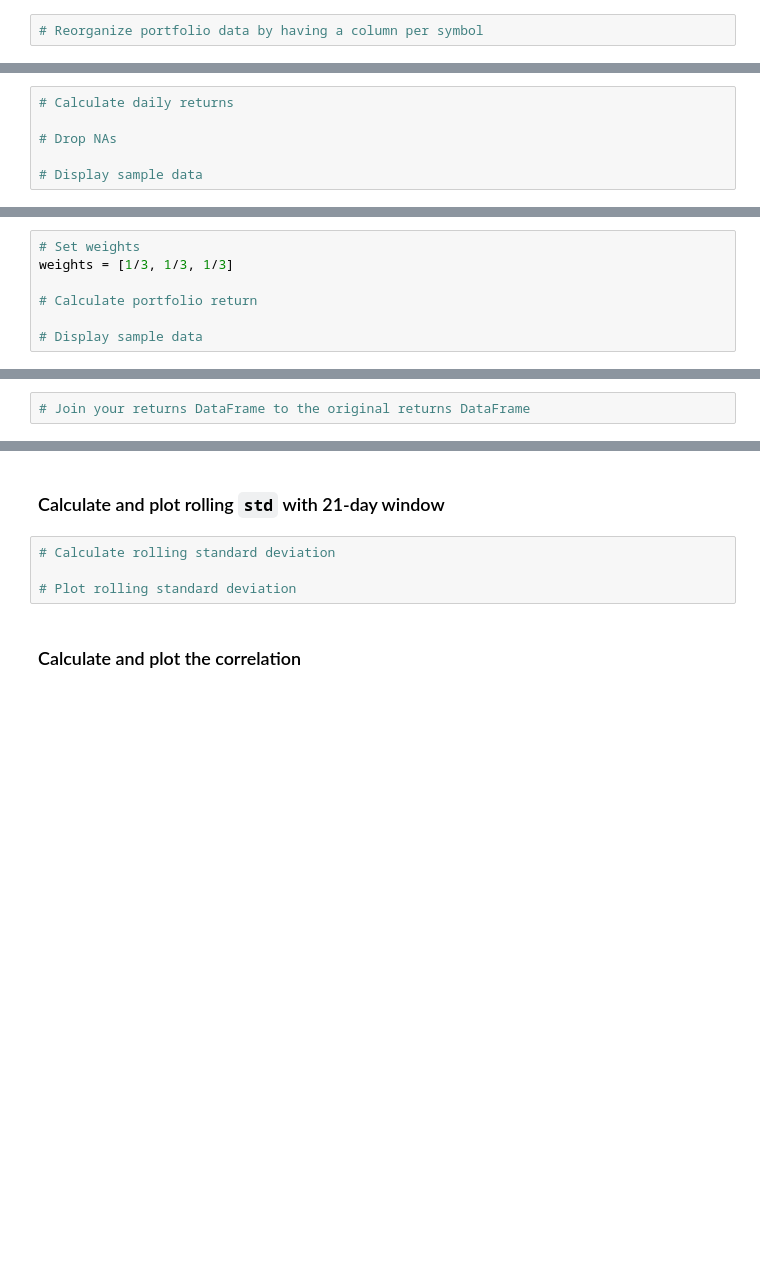
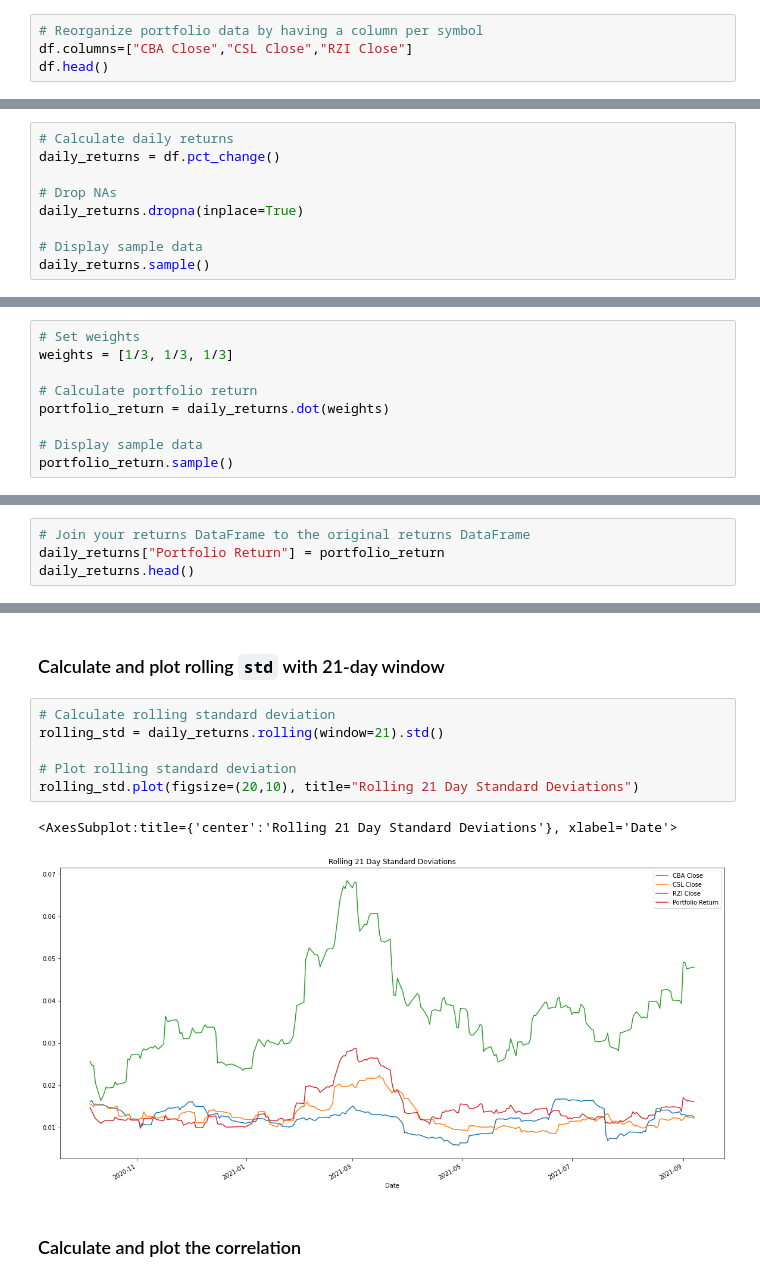
Before and after one commit to chapmanmong/unit3-4-assignment, a Jupyter notebook: whale_analysis.ipynb, the cells around one changed output, grey strips where cells are left out. Saved outputs shown, nothing was run; the diff lists cells and outputs as text; blank space fills up the shorter version.

```diff
--- a/whale_analysis.ipynb
+++ b/whale_analysis.ipynb
@@ -352,2 +403,4 @@ For this demo solution, we fetch data from three companies listes in the S&P 500
 # %%
 # Reorganize portfolio data by having a column per symbol
+df.columns=["CBA Close","CSL Close","RZI Close"]
+df.head()
@@ -354,6 +415,9 @@ For this demo solution, we fetch data from three companies listes in the S&P 500
 # %%
 # Calculate daily returns
+daily_returns = df.pct_change()
 
 # Drop NAs
+daily_returns.dropna(inplace=True)
 
 # Display sample data
+daily_returns.sample()
@@ -364,5 +432,7 @@ For this demo solution, we fetch data from three companies listes in the S&P 500
 weights = [1/3, 1/3, 1/3]
 
 # Calculate portfolio return
+portfolio_return = daily_returns.dot(weights)
 
 # Display sample data
+portfolio_return.sample()
@@ -370,3 +444,5 @@ weights = [1/3, 1/3, 1/3]
 ## Join your portfolio returns to the DataFrame that contains all of the portfolio returns
 # %%
 # Join your returns DataFrame to the original returns DataFrame
+daily_returns["Portfolio Return"] = portfolio_return
+daily_returns.head()
@@ -382,8 +481,13 @@ weights = [1/3, 1/3, 1/3]
 ### Calculate and plot rolling `std` with 21-day window
 # %%
 # Calculate rolling standard deviation
+rolling_std = daily_returns.rolling(window=21).std()
 
 # Plot rolling standard deviation
+rolling_std.plot(figsize=(20,10), title="Rolling 21 Day Standard Deviations")
+# %% [output]
+<AxesSubplot:title={'center':'Rolling 21 Day Standard Deviations'}, xlabel='Date'>
+[figure, added]
 # %% [markdown]
 ### Calculate and plot the correlation
 # %%
```
Also changed, not shown: parts of 25 cells of this notebook, 4 other files.
